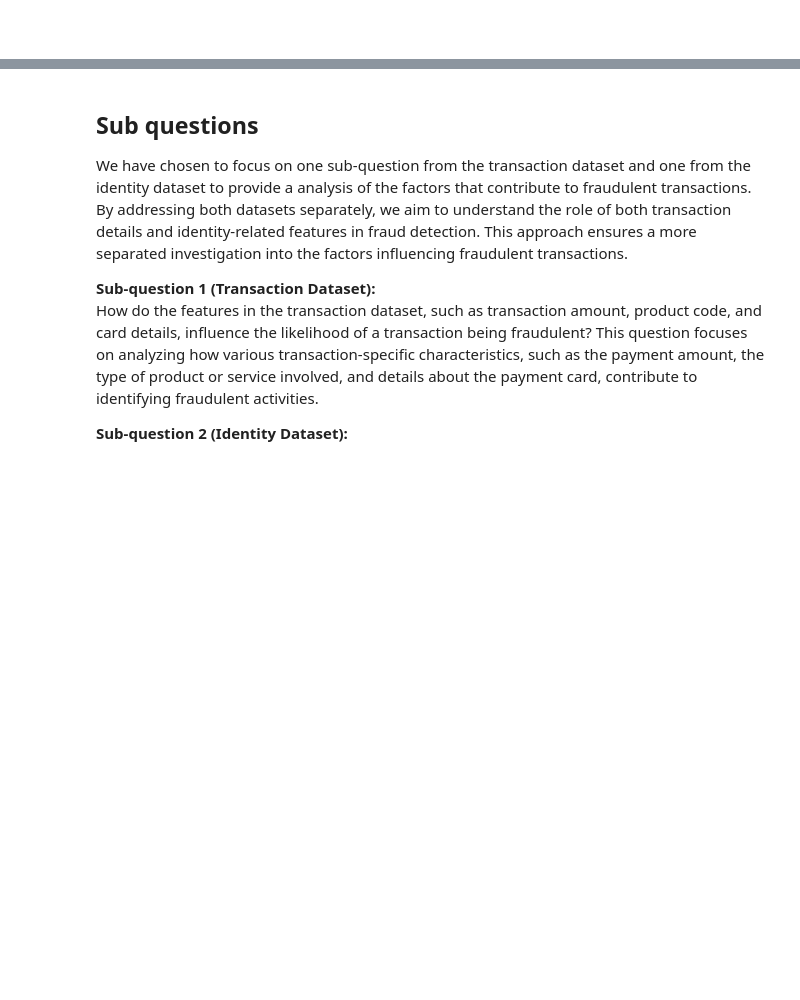
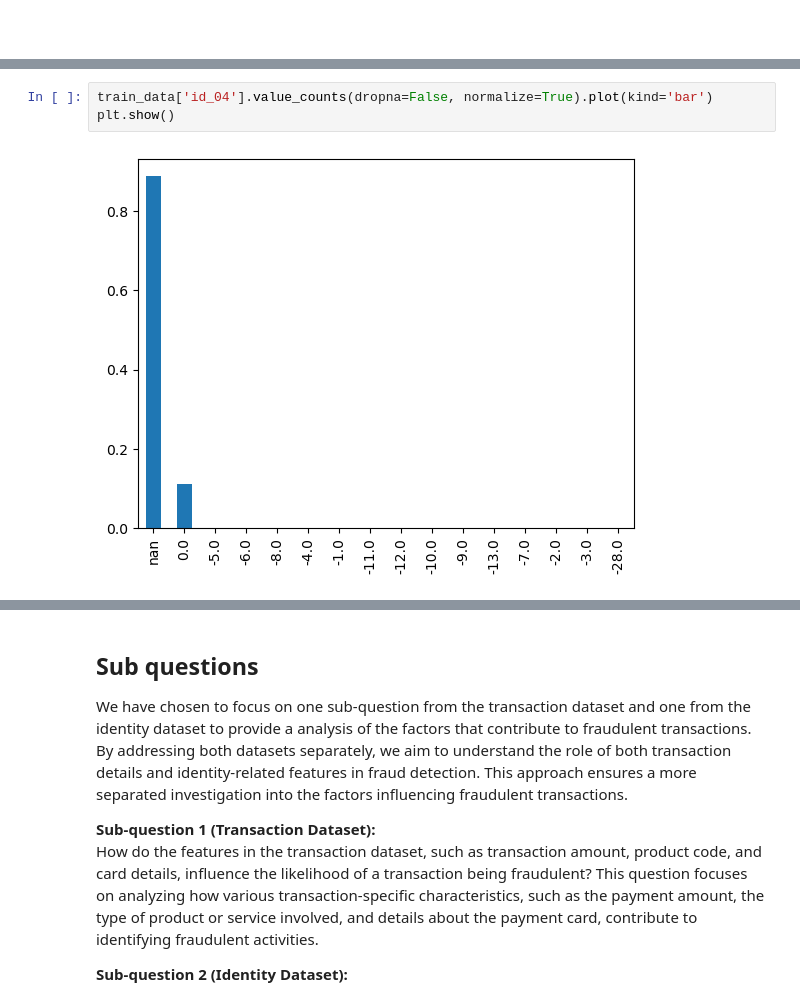
Before and after one commit to JoranVisscher/MachineLearningFraud, a Jupyter notebook: DatasetAnalysis.ipynb, the cells around one changed output, grey strips where cells are left out. Drawn from its saved outputs; the diff is of its cells as text; blank space fills up the shorter version.

```diff
--- a/DatasetAnalysis.ipynb
+++ b/DatasetAnalysis.ipynb
@@ -155,0 +226,5 @@ After the analysis of the identity features, we can formulate a sub-question rel
+# %%
+train_data['id_04'].value_counts(dropna=False, normalize=True).plot(kind='bar')
+plt.show()
+# %% [output]
+[figure, added]
```
Also changed, not shown: parts of 48 cells of this notebook, 2 other files.
